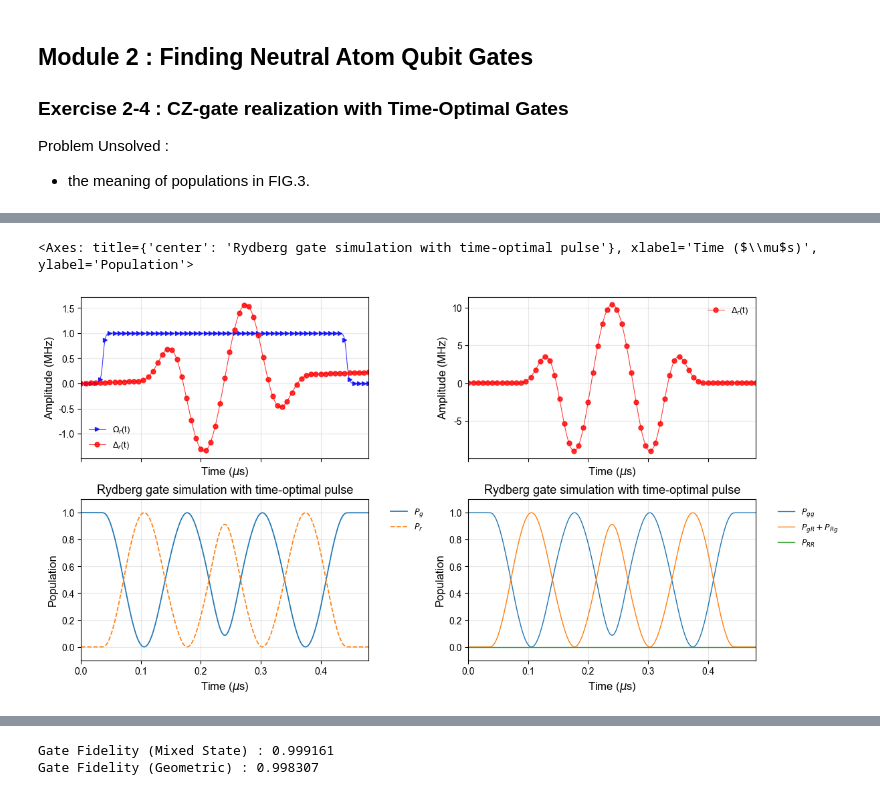
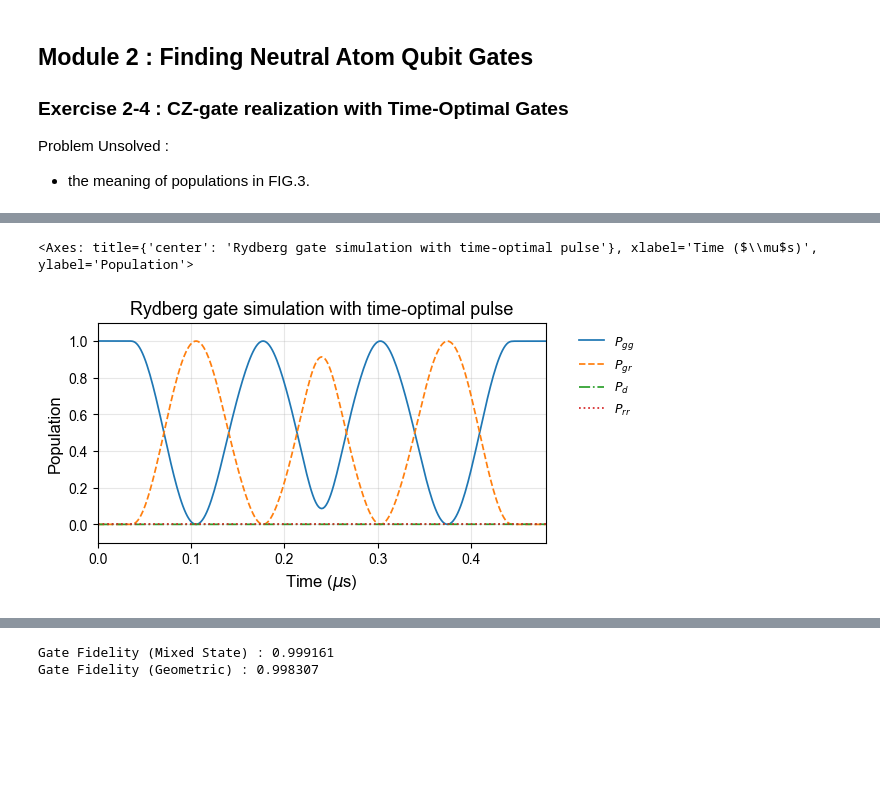
Before and after one commit to great-history/Neutral_Atom_Qubit_Simulations, a Jupyter notebook: module2_CZGATE_TO_exercises/module2_CZ_gate_realization_time_optimal_pulse.ipynb, the cells around one changed output, grey strips where cells are left out. Saved outputs shown, nothing was run; the diff lists cells and outputs as text; code cells hidden in the pictures; blank space fills up the shorter version.

Commit message:
time optimal gate ok ! + submit a PPT

```diff
--- a/module2_CZGATE_TO_exercises/module2_CZ_gate_realization_time_optimal_pulse.ipynb
+++ b/module2_CZGATE_TO_exercises/module2_CZ_gate_realization_time_optimal_pulse.ipynb
@@ -19,8 +20,13 @@ psi0 = two_atom_fock_states[0][1]  # |1,1>
 # Pg : one atom ground state : |0><0| ⊗ I + I ⊗ |0><0|
 # Pg = tensor(state0 * state0.dag(), Qobj(np.eye(4))) + tensor(Qobj(np.eye(4)), state0 * state0.dag())
 Pg = psi0 * psi0.dag()
-# Pr : one atom Rydberg state : |r><r| ⊗ I + I ⊗ |r><r|
-Pr = tensor(stater * stater.dag(), Qobj(np.eye(4))) + tensor(Qobj(np.eye(4)), stater * stater.dag())
+# Pr : one atom Rydberg state : I ⊗ |r><r|
+Pr = tensor(Qobj(np.eye(4)), stater * stater.dag())
+# Pd : occupation of level |d> : I ⊗ |d><d|
+Pd = tensor(Qobj(np.eye(4)), stated * stated.dag())
+# Prr : double excited Rydberg state : |r,r><r,r|
+P_rr = two_atom_fock_states[2][2] * two_atom_fock_states[2][2].dag()
+
 
 # Pgg : two atom ground state : |0,0><0,0|
 P_gg = psi0 * psi0.dag()
@@ -29,16 +35,14 @@ P_gr = two_atom_fock_states[2][0] * two_atom_fock_states[2][0].dag() \
       + two_atom_fock_states[2][1] * two_atom_fock_states[2][1].dag() \
       + two_atom_fock_states[0][2] * two_atom_fock_states[0][2].dag() \
       + two_atom_fock_states[1][2] * two_atom_fock_states[1][2].dag()
-# Prr : double Rydberg state : |r,r><r,r|
-P_rr = two_atom_fock_states[2][2] * two_atom_fock_states[2][2].dag()
-
 
 expect_op_list = [
+  P_gg,
+  P_gr,
+  Pd,
+  P_rr,
   Pg,
   Pr,
-  P_gg,
-  P_gr,
-  P_rr
 ]
 # %%
 # construct the total Hamiltonian
@@ -51,93 +106,27 @@ result = mesolve(Htotal, psi0, tlist, collapse_list, expect_op_list,
 # %%
-plotting_styles["Omega_r_pulse"]["markevery"] = 5
-plotting_styles["Delta_r_pulse"]["markevery"] = 5
-plt.rcParams.update(plt_config)
-
-fig, axes = plt.subplots(2, 2, figsize=(12, 6), sharex=True, sharey=False, constrained_layout=True)
-axes = axes.ravel()
-# Plot the pulse shapes
-pulse_dict = {
-  'Omega_r': {'data': time_optimal_pulse_Omega_r, 'args': Omega_r_pulse_args,
-              'label': r'$\Omega_r$(t)', 'style': 'Omega_r_pulse', 'normalize_factor': amp_Omega_r},
-  'Delta_r': {'data': time_optimal_pulse_phase_profile, 'args': Delta_r_pulse_args,
-              'label': r'$\Delta_r$(t)', 'style': 'Delta_r_pulse', 'normalize_factor': 1.0}
-}
-
-plot_pulse_shapes(
-  ax = axes[0],
-  tlist = tlist,
-  pulse_dict = pulse_dict,
-  title = None,
-  xlabel = r"Time ($\mu$s)",
-  ylabel = "Amplitude (MHz)",
-  normalize_2pi = False,  # 使用每个脉冲自己的 normalize_factor
-  ylim = None,
-  grid_alpha = 0.3,
-  # legend_config = legend_styles['compact'],
-)
-
-# Plot the pulse shapes of Delta_r
-pulse_dict = {
-  'Delta_r': {'data': time_optimal_pulse_Delta_r, 'args': Delta_r_pulse_args,
-              'label': r'$\Delta_r$(t)', 'style': 'Delta_r_pulse', 'normalize_factor': 2 * np.pi}
-}
-
-plot_pulse_shapes(
-  ax = axes[1],
-  tlist = tlist,
-  pulse_dict = pulse_dict,
-  title = None,
-  xlabel = r"Time ($\mu$s)",
-  ylabel = "Amplitude (MHz)",
-  normalize_2pi = False,  # 使用每个脉冲自己的 normalize_factor
-  ylim = None,
-  grid_alpha = 0.3,
-  # legend_config = legend_styles['compact'],
-)
+fig, ax = plt.subplots(figsize=(6, 3), sharex=True, sharey=False, constrained_layout=True)
 
 # Plot the population evolution
-pop_list = [result.expect[0], result.expect[1]]
-legend_list = [r"$P_g$", r"$P_r$"]
+pop_list = [result.expect[0], result.expect[1], result.expect[2], result.expect[3]]
+legend_list = [r"$P_{gg}$", r"$P_{gr}$", r"$P_d$", r"$P_{rr}$"]
 
 plot_population_evolution(
-  ax = axes[2],
+  ax = ax,
   tlist = tlist,
   pop_list = pop_list,
   legend_list = legend_list,
   plot_pulse = False,
   pulse_dict = {},
   title = r"Rydberg gate simulation with time-optimal pulse",
   xlabel = r"Time ($\mu$s)",
   ylabel = "Population",
   log_scale = False,
   xlim = None,
   ylim = None,
   grid_alpha = 0.3,
   show_legend = True,
   plotting_style_list = None,
 )
-
-# Plot the population evolution
-pop_list = [result.expect[2], result.expect[3], result.expect[4]]
-legend_list = [r"$P_{gg}$", r"$P_{gR} + P_{Rg}$", r"$P_{RR}$"]
-
-plot_population_evolution(
-  ax = axes[3],
-  tlist = tlist,
-  pop_list = pop_list,
-  legend_list = legend_list,
-  plot_pulse = False,
-  pulse_dict = {},
-  title = r"Rydberg gate simulation with time-optimal pulse",
-  xlabel = r"Time ($\mu$s)",
-  ylabel = "Population",
-  log_scale = False,
-  xlim = None,
-  ylim = None,
-  grid_alpha = 0.3,
-  show_legend = True,
-  plotting_style_list = [plotting_styles["pop_style_a"]],
-)
 # %% [output]
 <Axes: title={'center': 'Rydberg gate simulation with time-optimal pulse'}, xlabel='Time ($\\mu$s)', ylabel='Population'>
-[figure, old version]
+[figure, new version]
```
Also changed, not shown: parts of 8 cells of this notebook, 4 other files.
